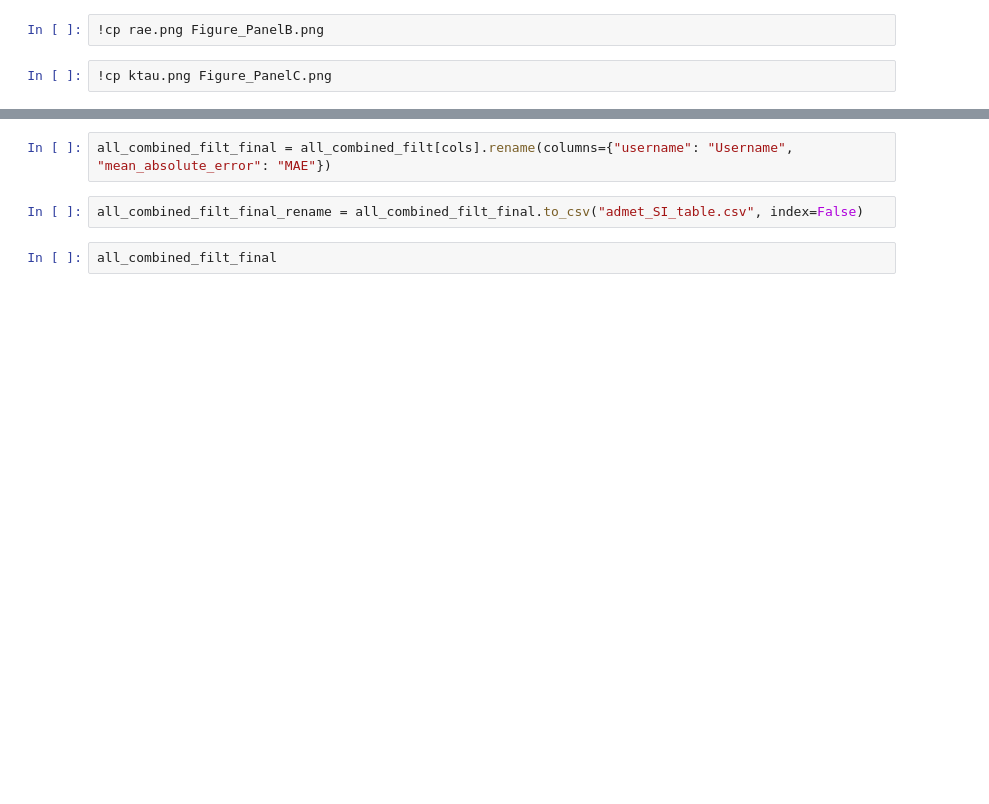
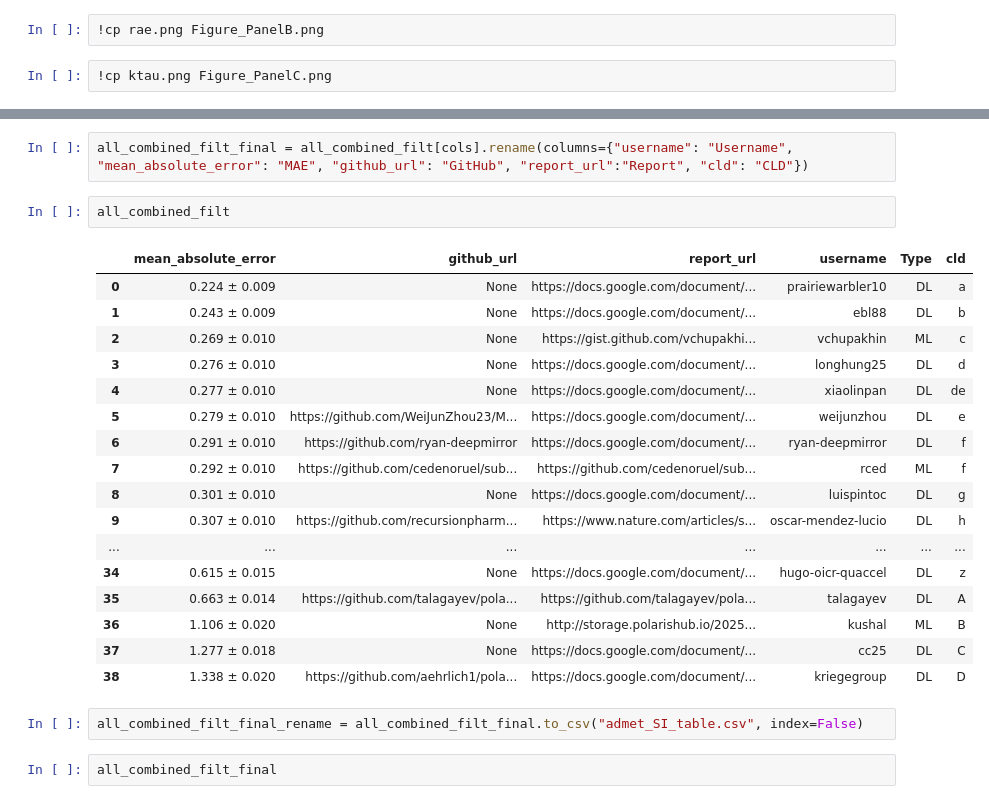
Before and after one commit to asapdiscovery/asap-blind-challenge-paper, a Jupyter notebook: fig5_admet_leaderboard/reproduce_figure/admet_leaderboard.ipynb, the cells around one changed output, grey strips where cells are left out. Saved outputs shown, nothing was run; the diff lists cells and outputs as text; blank space fills up the shorter version.

```diff
--- a/fig5_admet_leaderboard/reproduce_figure/admet_leaderboard.ipynb
+++ b/fig5_admet_leaderboard/reproduce_figure/admet_leaderboard.ipynb
@@ -754,5 +817,25 @@ cols = cols[-1:] + cols[:-1]
 # %%
-all_combined_filt_final = all_combined_filt[cols].rename(columns={"username": "Username", "mean_absolute_error": "MAE"})
+all_combined_filt_final = all_combined_filt[cols].rename(columns={"username": "Username", "mean_absolute_error": "MAE", "github_url": "GitHub", "report_url":"Report", "cld": "CLD"})
+# %%
+all_combined_filt
+# %% [output]
+|  | mean_absolute_error | github_url | report_url | username | Type | cld |
+| 0 | 0.224 ± 0.009 | None | https://docs.google.com/document/... | prairiewarbler10 | DL | a |
+| 1 | 0.243 ± 0.009 | None | https://docs.google.com/document/... | ebl88 | DL | b |
+| 2 | 0.269 ± 0.010 | None | https://gist.github.com/vchupakhi... | vchupakhin | ML | c |
+| 3 | 0.276 ± 0.010 | None | https://docs.google.com/document/... | longhung25 | DL | d |
+| 4 | 0.277 ± 0.010 | None | https://docs.google.com/document/... | xiaolinpan | DL | de |
+| 5 | 0.279 ± 0.010 | https://github.com/WeiJunZhou23/M... | https://docs.google.com/document/... | weijunzhou | DL | e |
+| 6 | 0.291 ± 0.010 | https://github.com/ryan-deepmirror | https://docs.google.com/document/... | ryan-deepmirror | DL | f |
+| 7 | 0.292 ± 0.010 | https://github.com/cedenoruel/sub... | https://github.com/cedenoruel/sub... | rced | ML | f |
+| 8 | 0.301 ± 0.010 | None | https://docs.google.com/document/... | luispintoc | DL | g |
+| 9 | 0.307 ± 0.010 | https://github.com/recursionpharm... | https://www.nature.com/articles/s... | oscar-mendez-lucio | DL | h |
+| ... | ... | ... | ... | ... | ... | ... |
+| 34 | 0.615 ± 0.015 | None | https://docs.google.com/document/... | hugo-oicr-quaccel | DL | z |
+| 35 | 0.663 ± 0.014 | https://github.com/talagayev/pola... | https://github.com/talagayev/pola... | talagayev | DL | A |
+| 36 | 1.106 ± 0.020 | None | http://storage.polarishub.io/2025... | kushal | ML | B |
+| 37 | 1.277 ± 0.018 | None | https://docs.google.com/document/... | cc25 | DL | C |
+| 38 | 1.338 ± 0.020 | https://github.com/aehrlich1/pola... | https://docs.google.com/document/... | kriegegroup | DL | D |
 # %%
 all_combined_filt_final_rename = all_combined_filt_final.to_csv("admet_SI_table.csv", index=False)
 # %%
```
Also changed, not shown: parts of 11 cells of this notebook, 4 other files.
